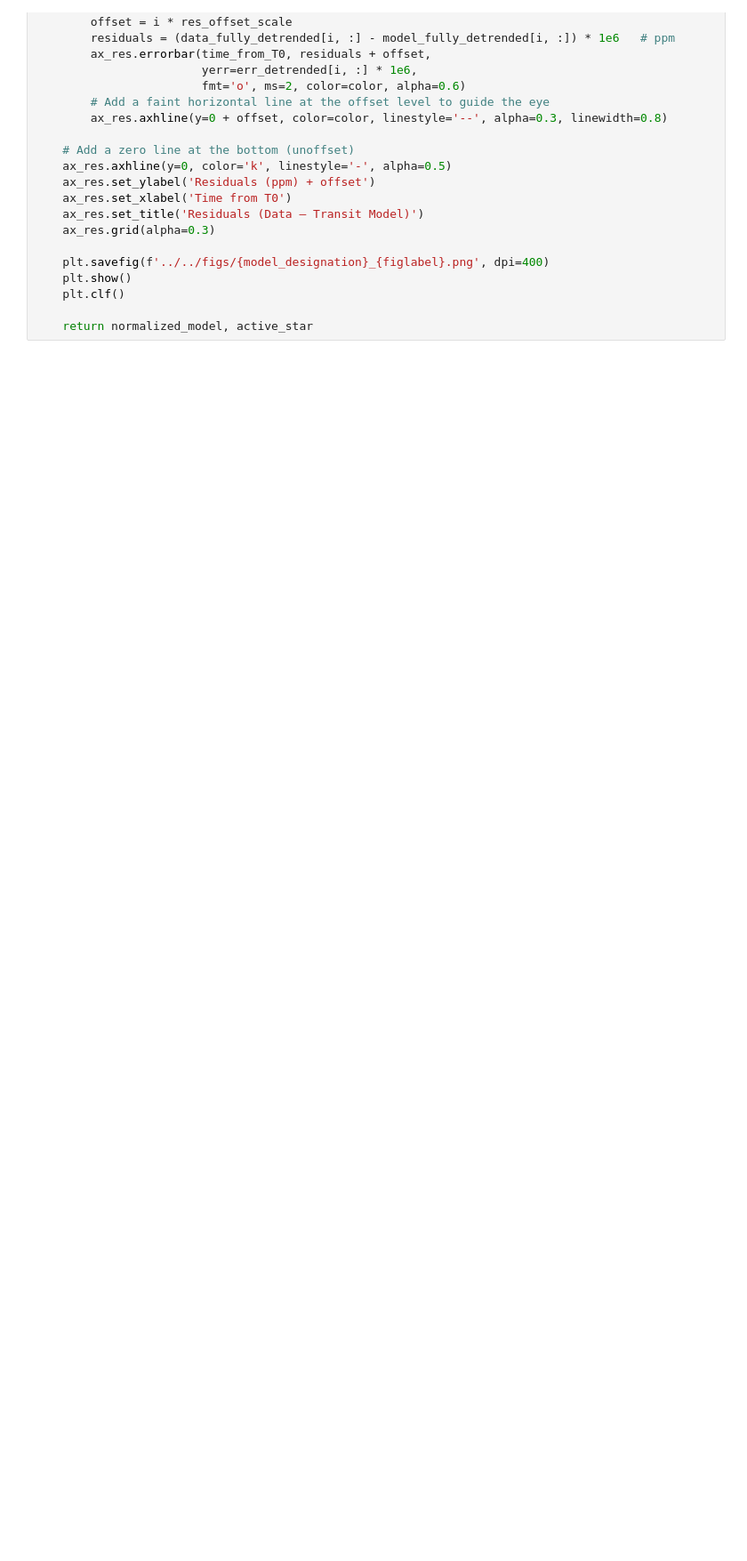
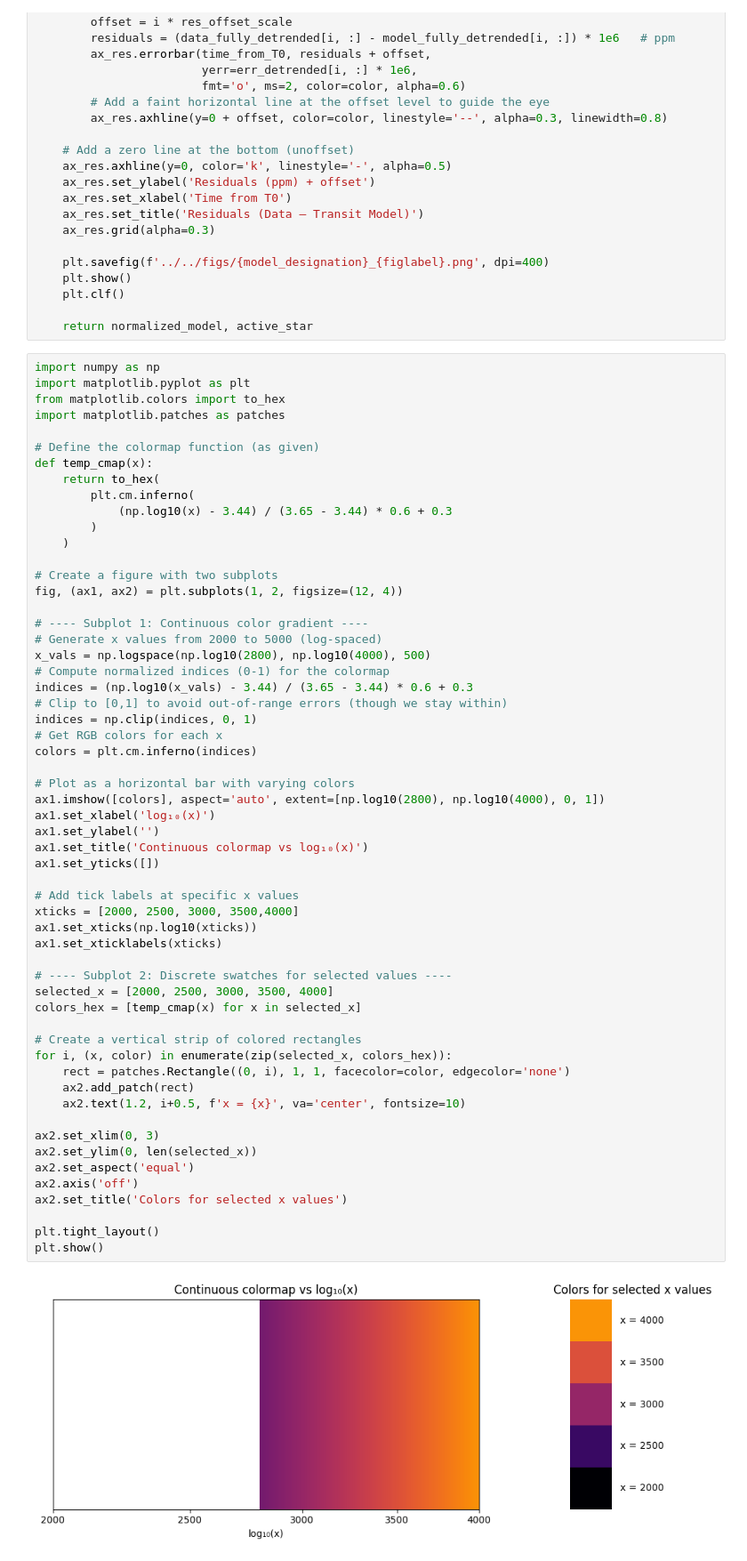
Before and after one commit to will-waalkes/Spot_Treating_AUMicb, a Jupyter notebook: modeling/05-spec-lc/S22-specLC-3T-nopolarspots.ipynb, the cells around one changed output. Shown at 89% size. Saved outputs shown, nothing was run; the diff lists cells and outputs as text; blank space fills up the shorter version.

```diff
--- a/modeling/05-spec-lc/S22-specLC-3T-nopolarspots.ipynb
+++ b/modeling/05-spec-lc/S22-specLC-3T-nopolarspots.ipynb
@@ -604,3 +604,62 @@ def plot_results(parameter_dict,
     plt.clf()
 
     return normalized_model, active_star
+# %%
+import numpy as np
+import matplotlib.pyplot as plt
+from matplotlib.colors import to_hex
+import matplotlib.patches as patches
+
+# Define the colormap function (as given)
+def temp_cmap(x):
+    return to_hex(
+        plt.cm.inferno(
+            (np.log10(x) - 3.44) / (3.65 - 3.44) * 0.6 + 0.3
+        )
+    )
+
+# Create a figure with two subplots
+fig, (ax1, ax2) = plt.subplots(1, 2, figsize=(12, 4))
+
+# ---- Subplot 1: Continuous color gradient ----
+# Generate x values from 2000 to 5000 (log-spaced)
+x_vals = np.logspace(np.log10(2800), np.log10(4000), 500)
+# Compute normalized indices (0-1) for the colormap
+indices = (np.log10(x_vals) - 3.44) / (3.65 - 3.44) * 0.6 + 0.3
+# Clip to [0,1] to avoid out-of-range errors (though we stay within)
+indices = np.clip(indices, 0, 1)
+# Get RGB colors for each x
+colors = plt.cm.inferno(indices)
+
+# Plot as a horizontal bar with varying colors
+ax1.imshow([colors], aspect='auto', extent=[np.log10(2800), np.log10(4000), 0, 1])
+ax1.set_xlabel('log₁₀(x)')
+ax1.set_ylabel('')
+ax1.set_title('Continuous colormap vs log₁₀(x)')
+ax1.set_yticks([])
+
+# Add tick labels at specific x values
+xticks = [2000, 2500, 3000, 3500,4000]
+ax1.set_xticks(np.log10(xticks))
+ax1.set_xticklabels(xticks)
+
+# ---- Subplot 2: Discrete swatches for selected values ----
+selected_x = [2000, 2500, 3000, 3500, 4000]
+colors_hex = [temp_cmap(x) for x in selected_x]
+
+# Create a vertical strip of colored rectangles
+for i, (x, color) in enumerate(zip(selected_x, colors_hex)):
+    rect = patches.Rectangle((0, i), 1, 1, facecolor=color, edgecolor='none')
+    ax2.add_patch(rect)
+    ax2.text(1.2, i+0.5, f'x = {x}', va='center', fontsize=10)
+
+ax2.set_xlim(0, 3)
+ax2.set_ylim(0, len(selected_x))
+ax2.set_aspect('equal')
+ax2.axis('off')
+ax2.set_title('Colors for selected x values')
+
+plt.tight_layout()
+plt.show()
+# %% [output]
+[figure, added]
```
Also changed, not shown: parts of 2 cells of this notebook, 1 other file.
